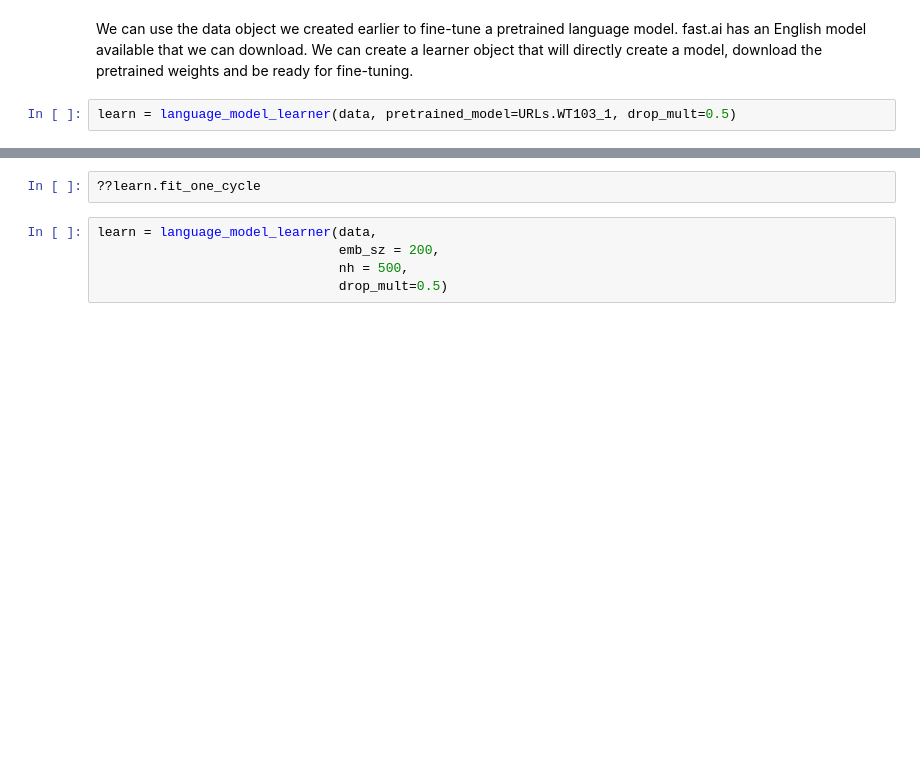
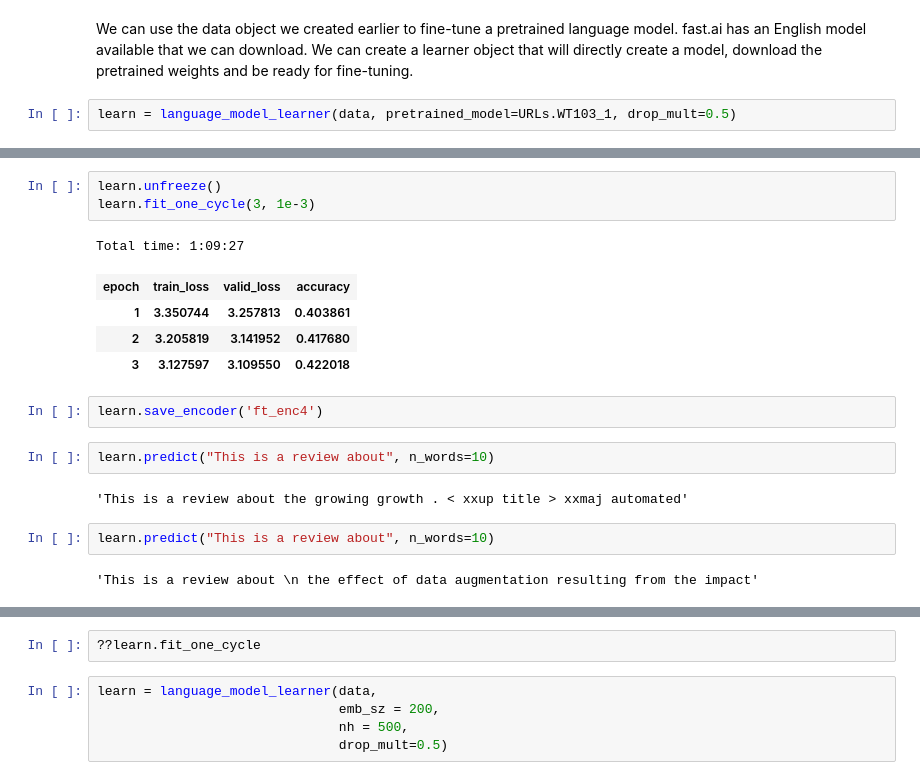
Before and after one commit to x110/MyFastaiNotebooks, a Jupyter notebook: lang_model_arxiv.ipynb, the cells around one changed output, grey strips where cells are left out. Saved outputs shown, nothing was run; the diff lists cells and outputs as text; blank space fills up the shorter version.

```diff
--- a/lang_model_arxiv.ipynb
+++ b/lang_model_arxiv.ipynb
@@ -49,0 +88,19 @@ learn.fit_one_cycle(1, 1e-2)
+# %%
+learn.unfreeze()
+learn.fit_one_cycle(3, 1e-3)
+# %% [output]
+Total time: 1:09:27
+| epoch | train_loss | valid_loss | accuracy |
+| 1 | 3.350744 | 3.257813 | 0.403861 |
+| 2 | 3.205819 | 3.141952 | 0.417680 |
+| 3 | 3.127597 | 3.109550 | 0.422018 |
+# %%
+learn.save_encoder('ft_enc4')
+# %%
+learn.predict("This is a review about", n_words=10)
+# %% [output]
+'This is a review about the growing growth . < xxup title > xxmaj automated'
+# %%
+learn.predict("This is a review about", n_words=10)
+# %% [output]
+'This is a review about \n the effect of data augmentation resulting from the impact'
```
Also changed, not shown: parts of 27 cells of this notebook.
